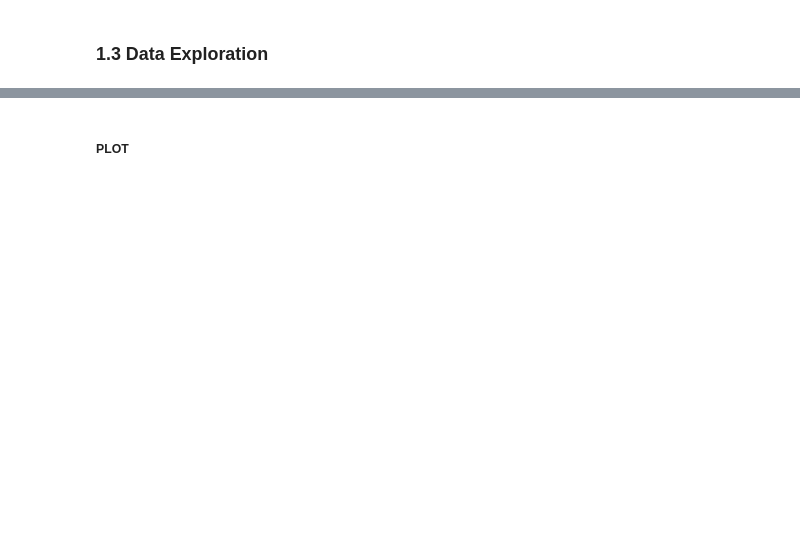
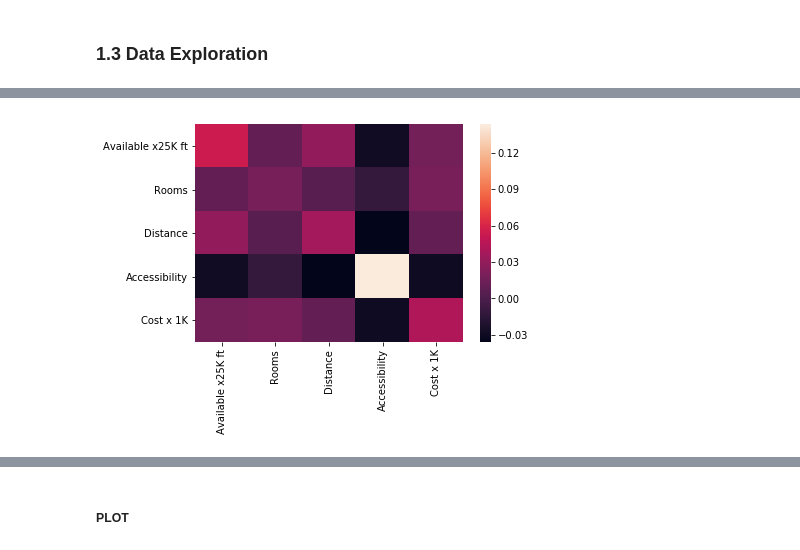
Before and after one commit to jahirmedinacs/datamining-p3, a Jupyter notebook: Practica3.ipynb, the cells around one changed output, grey strips where cells are left out. Drawn from its saved outputs; the diff is of its cells as text; code cells hidden in the pictures; blank space fills up the shorter version.

```diff
--- a/Practica3.ipynb
+++ b/Practica3.ipynb
@@ -161,0 +206,7 @@ plt.show()
+# %%
+cov = case_data_Boston.iloc[:, :-1].cov()
+
+sns.heatmap(cov)
+plt.show()
+# %% [output]
+[figure, added]
```
Also changed, not shown: parts of 104 cells of this notebook, 1 other file.
